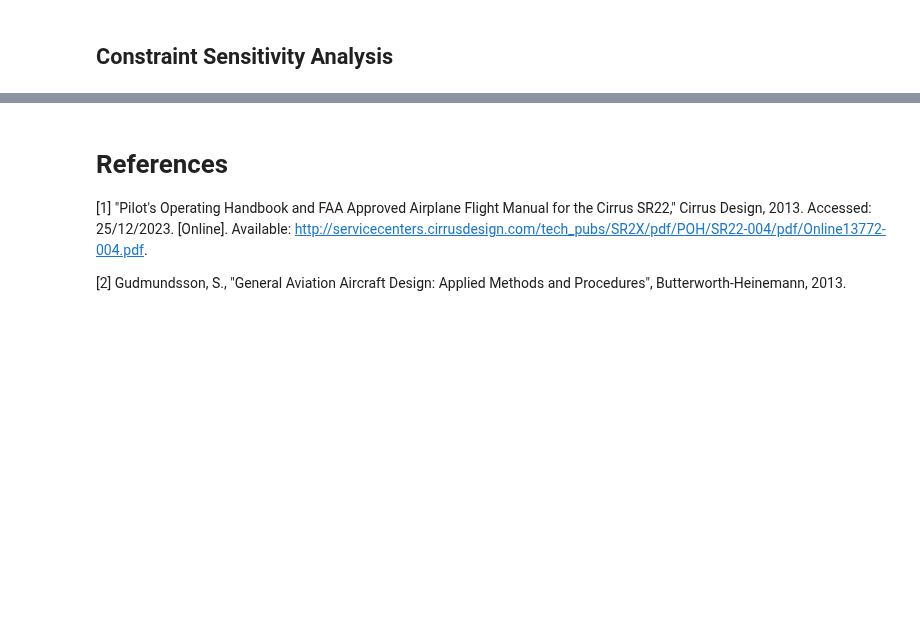
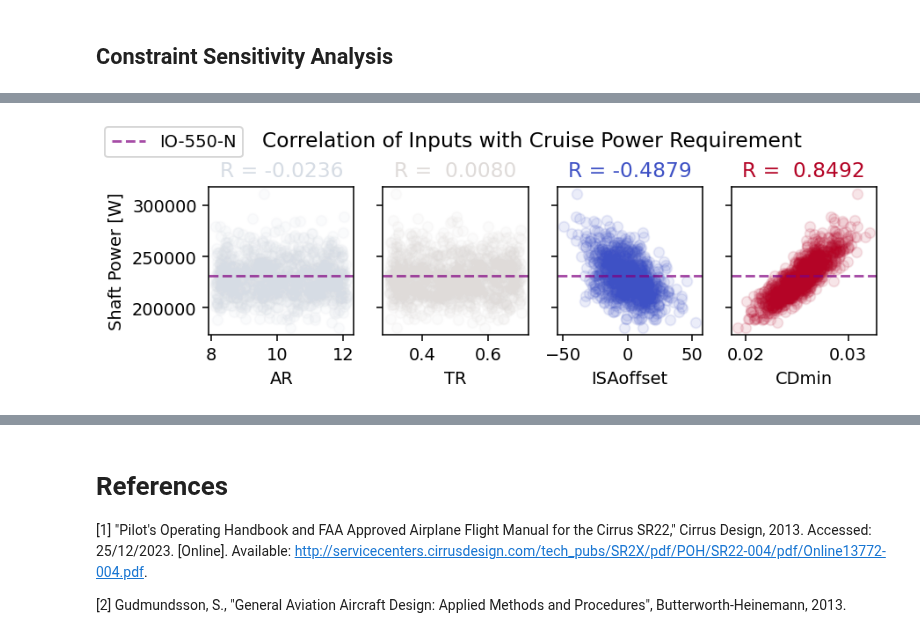
Before and after one commit to yaseen157/ADRpy, a Jupyter notebook: docs/ADRpy/notebooks/Example - Constraint Analysis of the Cirrus SR22.ipynb, the cells around one changed output, grey strips where cells are left out. Saved outputs shown, nothing was run; the diff lists cells and outputs as text; code cells hidden in the pictures; blank space fills up the shorter version.

```diff
--- a/docs/ADRpy/notebooks/Example - Constraint Analysis of the Cirrus SR22.ipynb
+++ b/docs/ADRpy/notebooks/Example - Constraint Analysis of the Cirrus SR22.ipynb
@@ -186,0 +312,27 @@ NameError: name 'np' is not defined
+# %%
+fig, axs = plt.subplots(1, 4, dpi=140, figsize=(7, 1.9), sharey=True)
+fig.suptitle("Correlation of Inputs with Cruise Power Requirement")
+fig.subplots_adjust(top=0.74)
+axs[0].set_ylabel("Shaft Power [W]")
+
+# Here's where we use axis=0 instead of axis=-1
+cruisepower_w = np.nanmean(Preqs["cruise"], axis=0)
+
+plot_kwargs = {"alpha":0.1}
+cmap = plt.get_cmap("coolwarm")
+for i, (label, xdata) in enumerate(inputvars.items()):
+
+    # Compute Pearson product-moment correlation coefficients
+    R = np.corrcoef(xdata, cruisepower_w)[0][-1]
+    axs[i].set_title(f"R = {R: .4f}", color=cmap(R+0.5))
+
+    axs[i].axhline(ratedpower_w, ls="--", c="purple", alpha=0.7, label="IO-550-N")
+    axs[i].scatter(xdata, cruisepower_w, **plot_kwargs, color=cmap(R+0.5))
+    axs[i].set_xlabel(label)
+
+else:
+
+    handles, labels = axs[i].get_legend_handles_labels()
+    fig.legend(handles=handles, labels=labels, loc="upper left")
+# %% [output]
+[figure, added]
```
Also changed, not shown: parts of 22 cells of this notebook, 1 other file.
